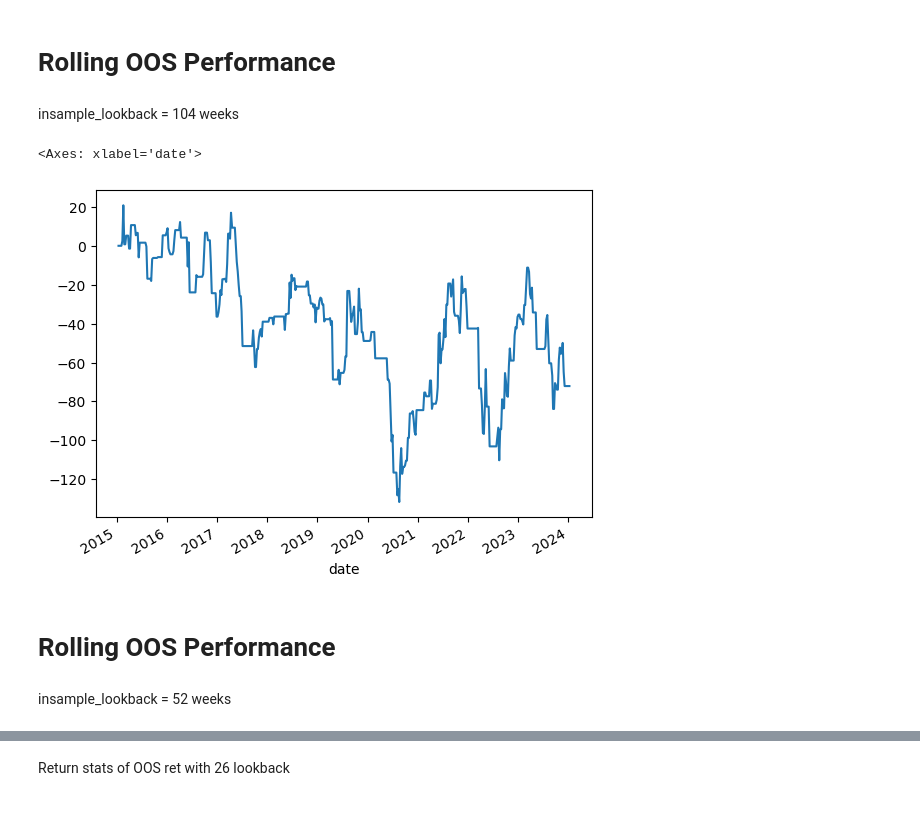
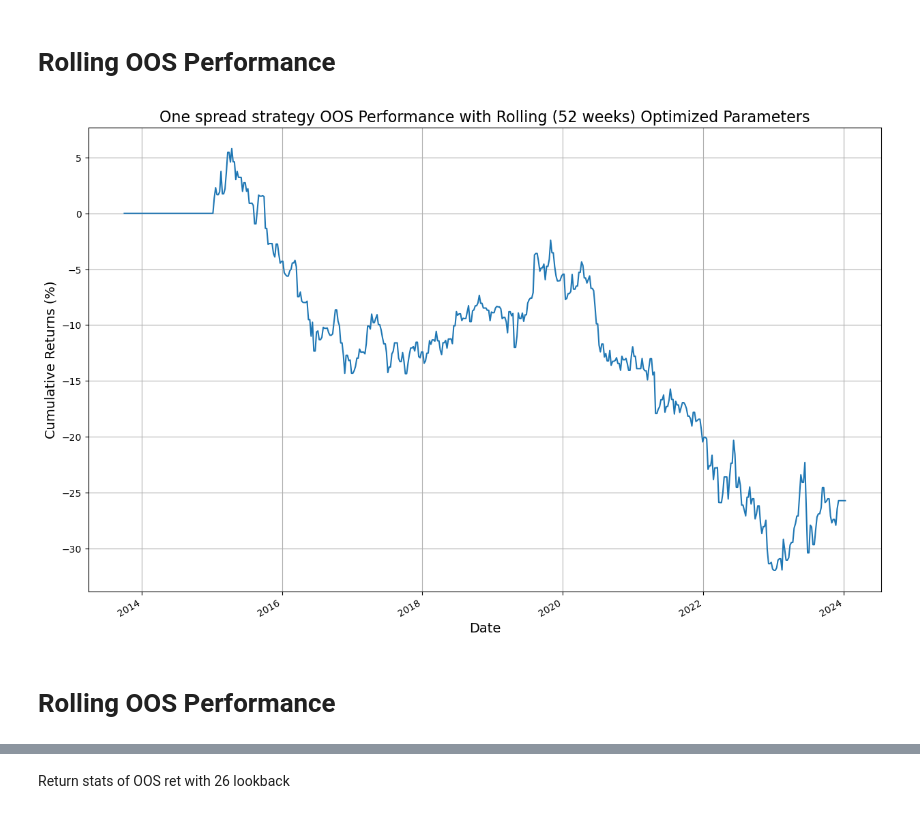
Before and after one commit to claircocoanut/iaqf-default, a Jupyter notebook: strategy/Corn SoyaBean with correct Rolling Window.ipynb, the cells around one changed output, grey strips where cells are left out. Saved outputs shown, nothing was run; the diff lists cells and outputs as text; code cells hidden in the pictures.

Commit message:
updated OOS performance for one spread strat

```diff
--- a/strategy/Corn SoyaBean with correct Rolling Window.ipynb
+++ b/strategy/Corn SoyaBean with correct Rolling Window.ipynb
@@ -1242,21 +1242,2 @@ gp, positions_pnl = one_spread_strat(test, K= cap, g=tuned_args['g'], j=tuned_ar
 # %% [markdown]
 # Rolling OOS Performance
-# %% [markdown]
-insample_lookback = 104 weeks
-# %%
-full_data = spreads_df_merged.copy()
-oos_pnl = pd.DataFrame(index=spreads_df_merged.index, columns=['net_pnl'])
-
-for i in range(104, len(full_data)-8, 8):
-
-    train = spreads_df_merged.iloc[i-104:i]
-    test = spreads_df_merged.iloc[i:i+8]
-
-    seed = 1115
-    study.optimize(partial(objective,train=train), n_trials=20,n_jobs=-1)
-
-    tuned_args = study.best_params
-    gp, positions_pnl = one_spread_strat(test, K= cap, g=tuned_args['g'], j=tuned_args['j'],
-                                         s=tuned_args['s'], tc=0, reverse=bool(tuned_args['reverse']), interactive_plot=False)
-
-    oos_pnl.loc[test.index,'net_pnl'] = positions_pnl['net_dollar_position_change']
@@ -1263,10 +1264,11 @@ for i in range(104, len(full_data)-8, 8):
 # %%
-cum_ret = (oos_pnl.fillna(0).cumsum() / cap *10 * 100).loc[spreads_df_merged.index[104:], 'net_pnl']
-cum_ret.plot()
+cum_ret = (oos_pnl_104.fillna(0).cumsum() / cap  * 100).loc[spreads_df_merged.index[insample_lookback:], 'net_pnl']
+cum_ret.plot(figsize=(15,10))
+plt.title(f'One spread strategy OOS Performance with Rolling ({insample_lookback} weeks) Optimized Parameters', fontsize=16)
+plt.ylabel('Cumulative Returns (%)', fontsize=14)
+plt.xlabel('Date', fontsize=14)
+plt.grid()
 # %% [output]
-<Axes: xlabel='date'>
-[figure, old version]
+[figure, new version]
 # %% [markdown]
 # Rolling OOS Performance
-# %% [markdown]
-insample_lookback = 52 weeks
```
Also changed, not shown: parts of 148 cells of this notebook.
